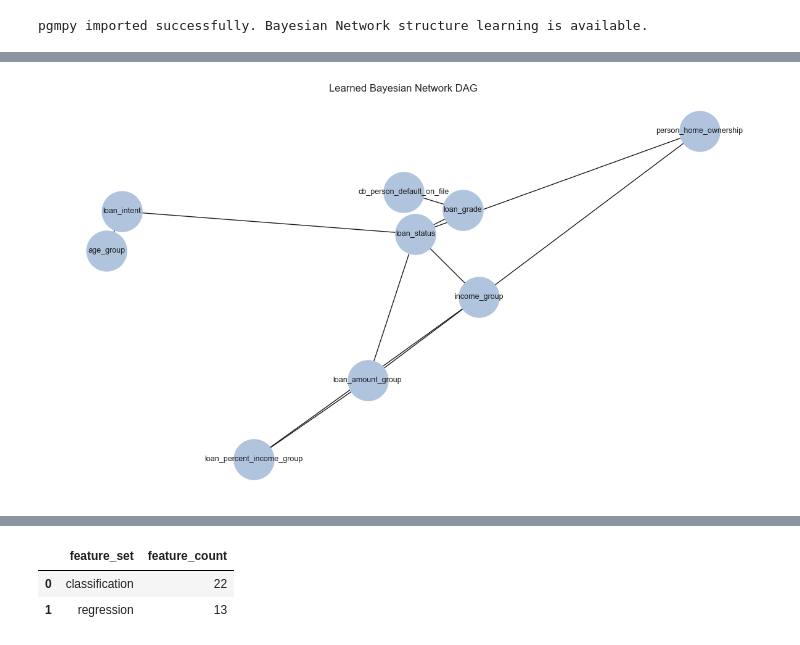
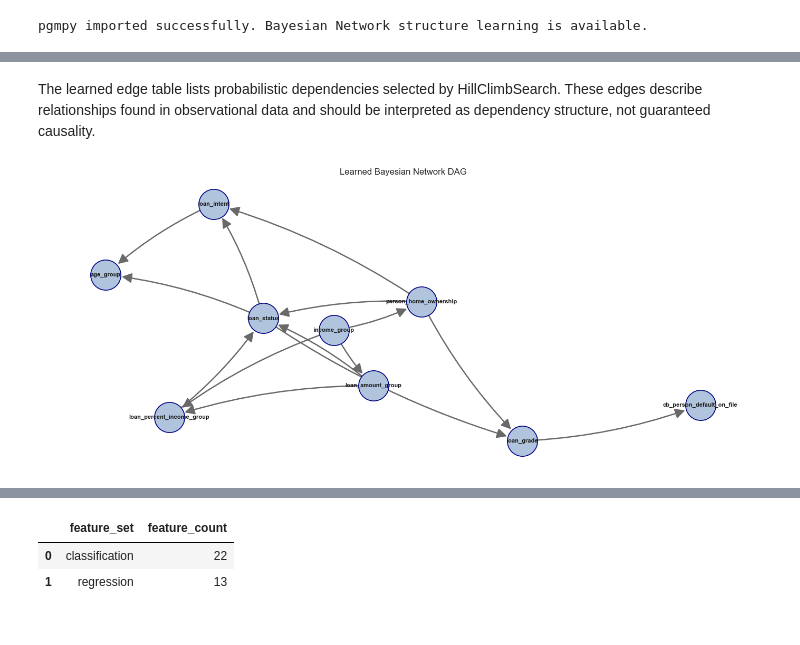
Before and after one commit to diaeshantony-usd/applied-statistics-and-ai-team-project, a Jupyter notebook: 02_Model_Selection/B_Feature_Engineering_Preprocessing_and_ML.ipynb, the cells around one changed output, grey strips where cells are left out. Cells and saved outputs as stored; diff of their text form; code cells hidden in the pictures.

Commit message:
Updated Phase 1 and Phase 2:
1) Removed duplicate rows from data from phase1.

2) Removed model analysis from phase 2.

3) Improved phase 2 readability.

4) Updated readme

```diff
--- a/02_Model_Selection/B_Feature_Engineering_Preprocessing_and_ML.ipynb
+++ b/02_Model_Selection/B_Feature_Engineering_Preprocessing_and_ML.ipynb
@@ -259,4 +168,0 @@ Rows where person_emp_length > person_age: 1
-# %%
-# Remove unrealistic employment records and reset the row index.
-df = df.loc[~invalid_emp_mask].copy().reset_index(drop=True)
-print("Modeling dataset shape after sanity check:", df.shape)
@@ -683,7 +567,8 @@ bn_train_data, bn_test_data = train_test_split(
 )
 
 # Use a training sample for structure learning so the section remains practical to run.
-bn_learning_data = bn_train_data.sample(n=min(5000, len(bn_train_data)), random_state=RANDOM_STATE)
+#bn_learning_data = bn_train_data.sample(n=min(5000, len(bn_train_data)), random_state=RANDOM_STATE)
+bn_learning_data = bn_train_data
 print("Bayesian Network training rows:", bn_train_data.shape[0])
 print("Bayesian Network test rows:", bn_test_data.shape[0])
 print("Bayesian Network structure-learning rows:", bn_learning_data.shape[0])
@@ -755,23 +630,40 @@ Bayesian Network parameters fitted with the default pgmpy discrete estimator.
+# %% [markdown]
+The learned edge table lists probabilistic dependencies selected by HillClimbSearch. These edges describe relationships found in observational data and should be interpreted as dependency structure, not guaranteed causality.
 # %%
-if PGMPY_AVAILABLE and bn_model is not None:
-    # Plot the learned DAG so dependencies among grouped variables are visible.
-    dag = nx.DiGraph()
-    dag.add_nodes_from(bn_cols)
-    dag.add_edges_from(bn_edges)
+# Plot the learned DAG so dependencies among grouped variables are visible.
+dag = nx.DiGraph()
+dag.add_nodes_from(bn_cols)
+dag.add_edges_from(bn_edges)
 
-    plt.figure(figsize=(12, 7))
-    pos = nx.spring_layout(dag, seed=RANDOM_STATE)
-    nx.draw_networkx_nodes(dag, pos, node_color="lightsteelblue", node_size=2200)
-    nx.draw_networkx_edges(dag, pos, arrows=True, arrowstyle="-|>", arrowsize=18)
-    nx.draw_networkx_labels(dag, pos, font_size=9)
-    plt.title("Learned Bayesian Network DAG")
-    plt.axis("off")
-    plt.tight_layout()
-    plt.show()
-else:
-    print("DAG plot skipped because no Bayesian Network model is available.")
+plt.figure(figsize=(14, 6))
+pos = nx.spring_layout(dag, seed=RANDOM_STATE, k=1.1)
+nx.draw_networkx_nodes(
+    dag,
+    pos,
+    node_color="lightsteelblue",
+    edgecolors="navy",
+    linewidths=1.2,
+    node_size=1700,
+)
+nx.draw_networkx_edges(
+    dag,
+    pos,
+    arrows=True,
+    arrowstyle="-|>",
+    arrowsize=28,
+    edge_color="dimgray",
+    width=1.8,
+    min_source_margin=18,
+    min_target_margin=22,
+    connectionstyle="arc3,rad=0.08",
+)
+nx.draw_networkx_labels(dag, pos, font_size=8, font_weight="bold")
+plt.title("Learned Bayesian Network DAG")
+plt.axis("off")
+plt.tight_layout()
+plt.show()
 # %% [output]
-[figure, old version]
+[figure, new version]
 # %%
 def predict_default_probability_with_bn(model, row, target_col="loan_status"):
     # VariableElimination returns a probability table for loan_status using applicant evidence.
```
Also changed, not shown: parts of 121 cells of this notebook, 5 other files.
